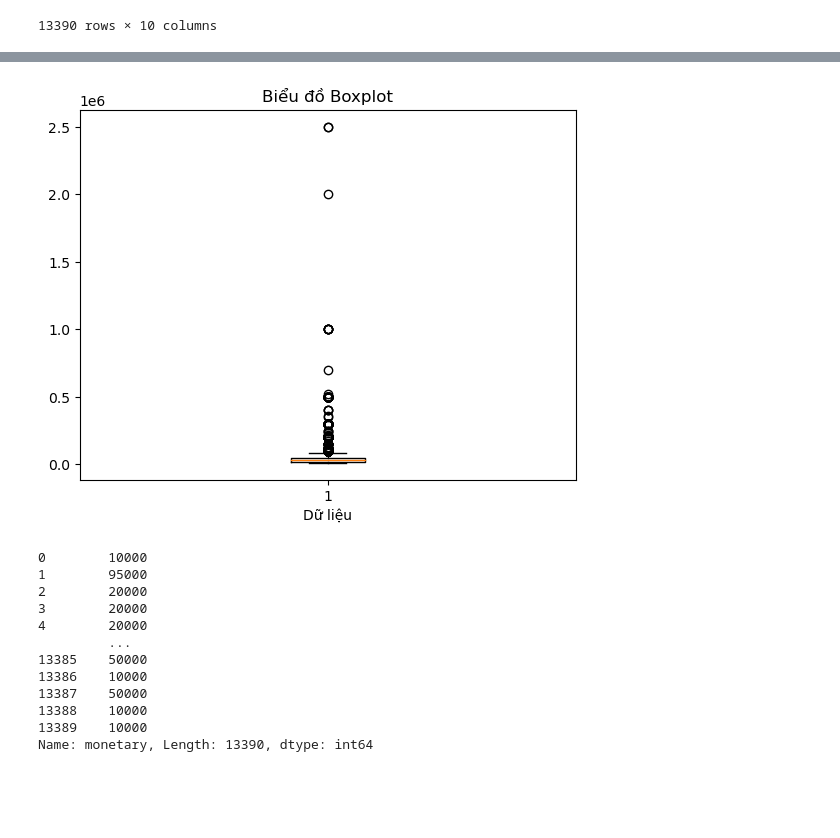
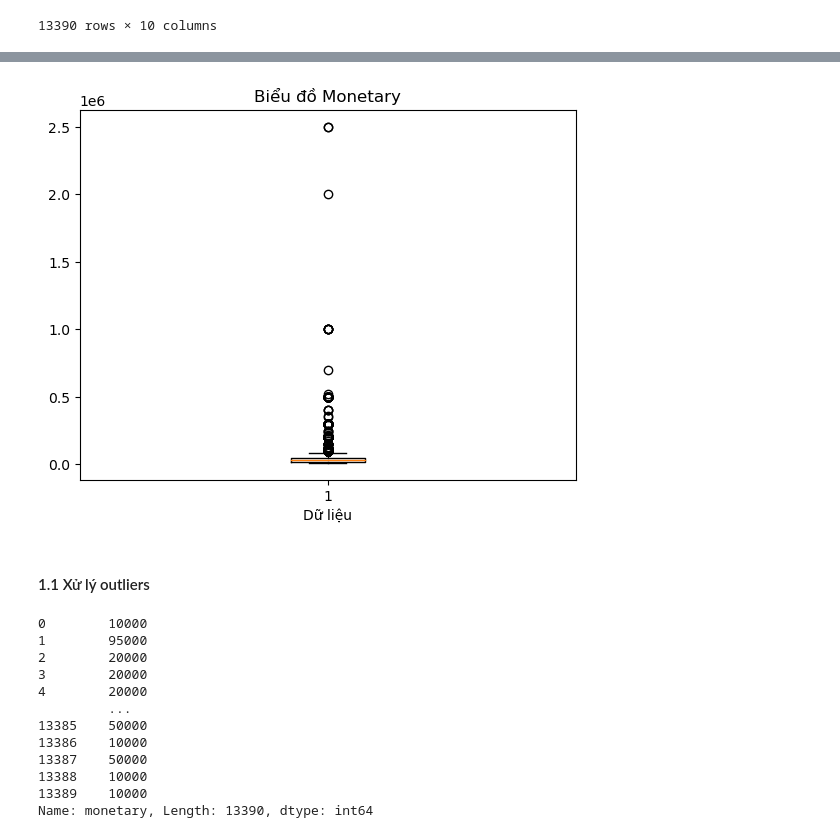
Before and after one commit to Thuvu1301/Thuvu1301, a Jupyter notebook: customer_cluster.ipynb, the cells around one changed output, grey strips where cells are left out. Saved outputs shown, nothing was run; the diff lists cells and outputs as text; code cells hidden in the pictures; blank space fills up the shorter version.

```diff
--- a/customer_cluster.ipynb
+++ b/customer_cluster.ipynb
@@ -33,10 +123,12 @@ plt.show()
 # %%
 plt.boxplot(df.monetary)
-plt.title('Biểu đồ Boxplot')
+plt.title('Biểu đồ Monetary')
 plt.xlabel('Dữ liệu')
 plt.show()
 # %% [output]
-[figure, old version]
+[figure, new version]
+# %% [markdown]
+#### 1.1 Xử lý outliers
 # %%
 # Hàm xử lý outlier bằng IQR cho một cột và cập nhật giá trị ngoại lệ thành upper_bound
 def update_outliers_to_upper_bound(column):
```
Also changed, not shown: parts of 37 cells of this notebook.
